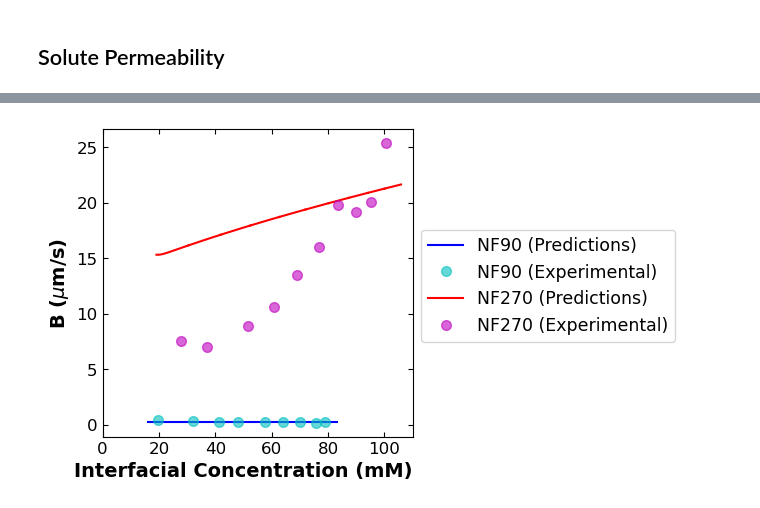
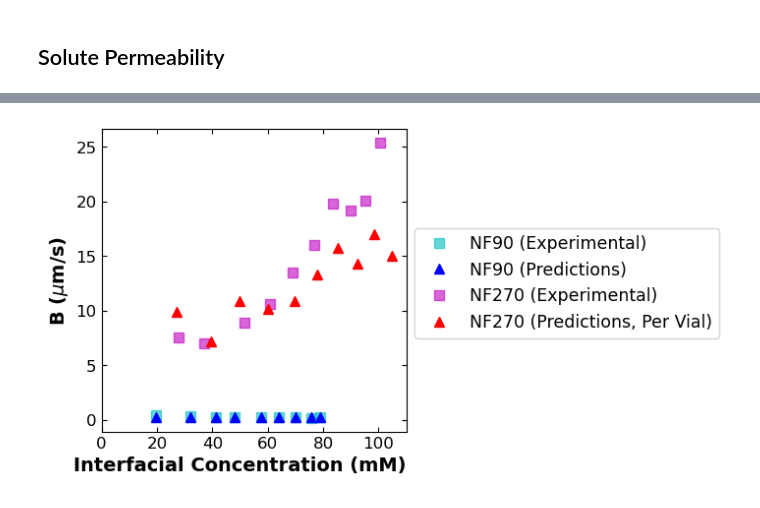
Before and after one commit to mollydougher/dynamic-diafiltration-pyomo, a Jupyter notebook: NAMS2025_figures.ipynb, the cells around one changed output, grey strips where cells are left out. Drawn from its saved outputs; the diff is of its cells as text; code cells hidden in the pictures.

Commit message:
update B predictions to be per vial

```diff
--- a/NAMS2025_figures.ipynb
+++ b/NAMS2025_figures.ipynb
@@ -182,20 +160,16 @@ with open("NAMS_data/y_data_nf90_vial_meas", "w") as myfile:
 ## Solute permeability
 # %%
 k = 0.23 * (350/60 * np.pi * 2.2860)**0.57 * 1.960e-5**0.67 / (8.927e-3**0.24 * 2.2860**0.43) # cm/s
-cIn = []
 
 fig = plt.figure(figsize=(4,4))
 
+x_data_nf90_B_predict = []
+y_data_nf90_B_predict = []
 x_data_nf90_B_meas = []
 y_data_nf90_B_meas = []
 
 # simulated
-cIn0 = 16.17231759780746
-cInf = 83.16774021880602
 B90 = data_stru90['data_config']["B0"]
-plt.plot([cIn0,cInf],[B90,B90],'b-',linewidth=1.5)
-x_data_nf90_B_predict = [cIn0,cInf]
-y_data_nf90_B_predict = [B90,B90]
 
 # experimental
 for vial in range(data_stru90['data_config']['n']):
@@ -209,18 +183,20 @@ for vial in range(data_stru90['data_config']['n']):
     # calculate exp B = Jw((1-R)/R) per vial
     vial_B90_exp = vial_water_flux_exp * ((1-vial_R_exp)/vial_R_exp) *10000 #um/s
 
-    plt.plot(cIn_exp,vial_B90_exp,'co',markersize=7, alpha=0.6)
+    plt.plot(cIn_exp,vial_B90_exp,'cs',markersize=7, alpha=0.6)
     x_data_nf90_B_meas.append(cIn_exp)
     y_data_nf90_B_meas.append(vial_B90_exp)
 
-    cIn = []
+    plt.plot(cIn_exp,B90,'b^',markersize=7)
+    x_data_nf90_B_predict.append(cIn_exp)
+    y_data_nf90_B_predict.append(B90)
 
 plt.xlabel('Interfacial Concentration (mM)',fontsize=14,fontweight='bold',loc='right')
 plt.ylabel('B ($\mu$m/s)',fontsize=14,fontweight='bold')
 
 # ghost point for legend
-plt.plot([],[],'b-',linewidth=1.5,label='NF90 (Prediction)')
-plt.plot([],[],'co',markersize=7, alpha=0.6,label='NF90 (Experimental)')
+plt.plot([],[],'cs',markersize=7, alpha=0.6,label='NF90 (Experimental)')
+plt.plot([],[],'b^',markersize=7,label='NF90 (Prediction)')
 plt.legend(fontsize=12.5,loc='lower right',bbox_to_anchor=(0.98, 0.65))
 plt.xlim(left=0,right=110)
 plt.xticks(fontsize=12)
@@ -659,17 +770,12 @@ k = 0.23 * (350/60 * np.pi * 2.2860)**0.57 * 1.960e-5**0.67 / (8.927e-3**0.24 *
 #-------------------------------------------------------------------------------------------------------------------------------
 # NF 90
 
-cIn = []
-
 # simulated
-cIn0 = 16.17231759780746
-cInf = 83.16774021880602
 B90 = data_stru90['data_config']["B0"]
-plt.plot([cIn0,cInf],[B90,B90],'b-',linewidth=1.5)
 
 # experimental
 for vial in range(data_stru90['data_config']['n']):
-    ## calculate exp water flux per vial
+    # calculate exp water flux per vial
     vial_dmdt_exp = (data_stru90["data_raw"][vial]["mass"][-1] - data_stru90["data_raw"][vial]["mass"][0]) / (data_stru90["data_raw"][vial]["time"][-1] - data_stru90["data_raw"][vial]["time"][0])
     vial_water_flux_exp = (1/4.1)*vial_dmdt_exp # cm3/cm2/s
     # calculate exp cIn per vial
@@ -679,23 +785,22 @@ for vial in range(data_stru90['data_config']['n']):
     # calculate exp B = Jw((1-R)/R) per vial
     vial_B90_exp = vial_water_flux_exp * ((1-vial_R_exp)/vial_R_exp) *10000 #um/s
 
-    plt.plot(cIn_exp,vial_B90_exp,'co',markersize=7, alpha=0.6)
+    plt.plot(cIn_exp,vial_B90_exp,'cs',markersize=7, alpha=0.6)
 
-    cIn = []
+    plt.plot(cIn_exp,B90,'b^',markersize=7)
 #-------------------------------------------------------------------------------------------------------------------------------
 # NF 270
+
 B_sim_vals = []
+
+x_data_nf270_B_predict = []
+y_data_nf270_B_predict = []
+x_data_nf270_B_meas = []
+y_data_nf270_B_meas = []
 
 for vial in range(data_stru270['data_config']['n']):
         # skip the first three entries
         if vial >= 3:
-                # simulated
-                for value in range(len(sim_stru270[vial]["B"])):
-                        B_sim = sim_stru270[vial]["B"][value] * sim_stru270[vial]["Jw"][value] * 10000 # um/s
-                        B_sim_vals.append(B_sim)
-
-                plt.plot(sim_stru270[vial]["cIn"],B_sim_vals,'r-',linewidth=1.5)
-
                 # experiental
                 # calculate exp water flux per vial
                 vial_dmdt_exp270 = (data_stru270["data_raw"][vial]["mass"][-1] - data_stru270["data_raw"][vial]["mass"][0]) / (data_stru270["data_raw"][vial]["time"][-1] - data_stru270["data_raw"][vial]["time"][0])
@@ -711,19 +816,35 @@ for vial in range(data_stru270['data_config']['n']):
                 # calculate exp B = Jw((1-R)/R) per vial
                 vial_B_exp270 = vial_water_flux_exp270 * ((1-vial_R_exp270)/vial_R_exp270) *10000 #um/s
 
-                plt.plot(cIn_exp270,vial_B_exp270,'mo',markersize=7, alpha=0.6)
+                plt.plot(cIn_exp270,vial_B_exp270,'ms',markersize=7, alpha=0.6)
+                x_data_nf270_B_meas.append(cIn_exp270)
+                y_data_nf270_B_meas.append(vial_B_exp270)
 
                 B_sim_vals = []
+
+mode = 'DATA'
+Allsim_stru=dict()
+
+data_stru = loadmat('data_library/data_stru-dataset270511.12.mat')['data_stru']
+fit_stru, sim_stru, sim_inter = solve_model(data_stru, mode, sim_opt=False, B_form='pervial')
+Allsim_stru['A.0'] = sim_stru
+
+for i in sim_stru:
+    plt.plot(np.average(sim_stru[i]['cIn']),np.average(sim_stru[i]['B']),'r^',markersize=7)
+
+plt.xlabel('Interfacial Concentration (mM)',fontsize=14,fontweight='bold',loc='right')
+plt.ylabel('B ($\mu$m/s)',fontsize=14,fontweight='bold')
+plt.xlim(left=0,right=110)
 #-------------------------------------------------------------------------------------------------------------------------------
 
 plt.xlabel('Interfacial Concentration (mM)',fontsize=14,fontweight='bold',loc='right')
 plt.ylabel('B ($\mu$m/s)',fontsize=14,fontweight='bold')
 
 # ghost point for legend
-plt.plot([],[],'b-',linewidth=1.5,label='NF90 (Predictions)')
-plt.plot([],[],'co',markersize=7, alpha=0.6,label='NF90 (Experimental)')
-plt.plot([],[],'r-',linewidth=1.5,label='NF270 (Predictions)')
-plt.plot([],[],'mo',markersize=7, alpha=0.6,label='NF270 (Experimental)')
+plt.plot([],[],'cs',markersize=7, alpha=0.6,label='NF90 (Experimental)')
+plt.plot([],[],'b^',markersize=7,label='NF90 (Predictions)')
+plt.plot([],[],'ms',markersize=7, alpha=0.6,label='NF270 (Experimental)')
+plt.plot([],[],'r^',markersize=7,label='NF270 (Predictions, Per Vial)')
 plt.legend(fontsize=12.5,loc='best',bbox_to_anchor=(1, 0.7))
 plt.xlim(left=0,right=110)
 # plt.ylim(bottom=0,top=110)
@@ -736 +874 @@ plt.show()
-[figure, old version]
+[figure, new version]
```
Also changed, not shown: parts of 18 cells of this notebook, 6 other files.
